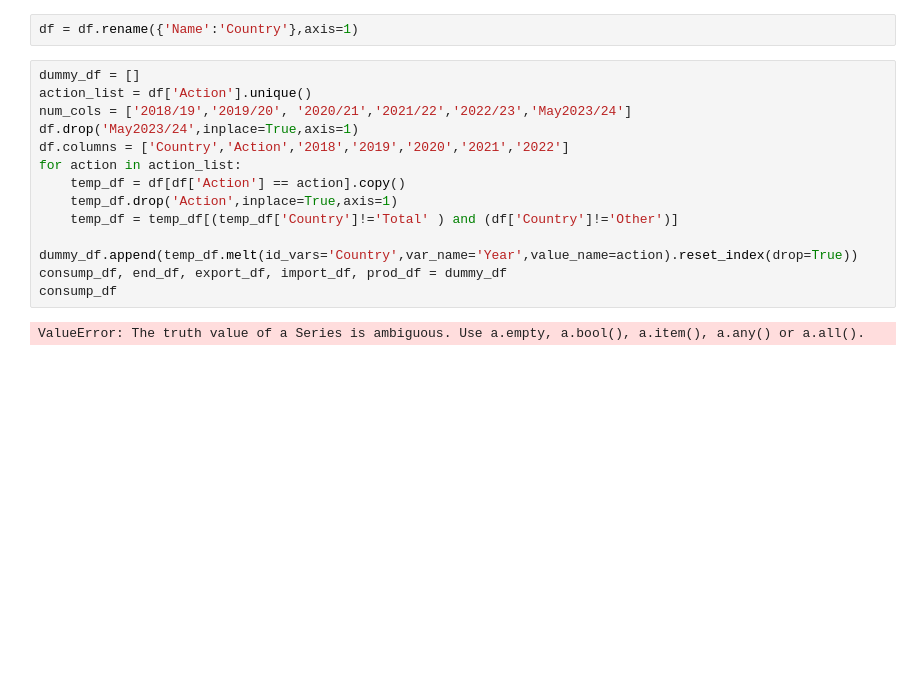
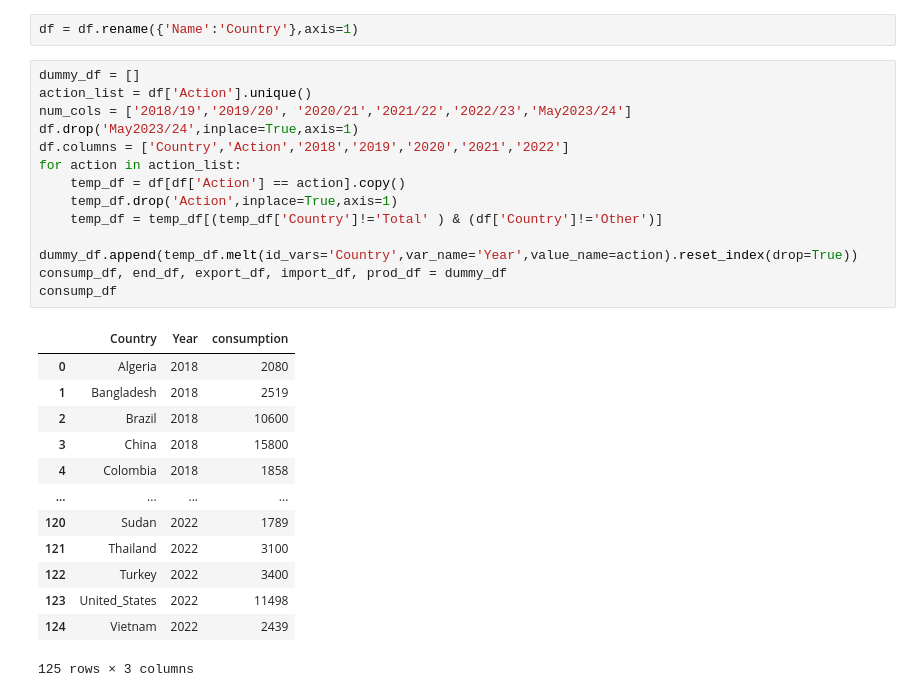
Before and after one commit to NajibAdan/world_sugar, a Jupyter notebook: eda.ipynb, the cells around one changed output. Saved outputs shown, nothing was run; the diff lists cells and outputs as text; blank space fills up the shorter version.

```diff
--- a/eda.ipynb
+++ b/eda.ipynb
@@ -36,16 +36,28 @@ df = df.rename({'Name':'Country'},axis=1)
 # %%
 dummy_df = []
 action_list = df['Action'].unique()
 num_cols = ['2018/19','2019/20', '2020/21','2021/22','2022/23','May2023/24']
 df.drop('May2023/24',inplace=True,axis=1)
 df.columns = ['Country','Action','2018','2019','2020','2021','2022']
 for action in action_list:
     temp_df = df[df['Action'] == action].copy()
     temp_df.drop('Action',inplace=True,axis=1)
-    temp_df = temp_df[(temp_df['Country']!='Total' ) and (df['Country']!='Other')]
+    temp_df = temp_df[(temp_df['Country']!='Total' ) & (df['Country']!='Other')]
     dummy_df.append(temp_df.melt(id_vars='Country',var_name='Year',value_name=action).reset_index(drop=True))
 consump_df, end_df, export_df, import_df, prod_df = dummy_df
 consump_df
 # %% [output]
+|  | Country | Year | consumption |
+| 0 | Algeria | 2018 | 2080 |
+| 1 | Bangladesh | 2018 | 2519 |
+| 2 | Brazil | 2018 | 10600 |
+| 3 | China | 2018 | 15800 |
+| 4 | Colombia | 2018 | 1858 |
+| ... | ... | ... | ... |
+| 120 | Sudan | 2022 | 1789 |
+| 121 | Thailand | 2022 | 3100 |
+| 122 | Turkey | 2022 | 3400 |
+| 123 | United_States | 2022 | 11498 |
+| 124 | Vietnam | 2022 | 2439 |
-ValueError: The truth value of a Series is ambiguous. Use a.empty, a.bool(), a.item(), a.any() or a.all().
+125 rows × 3 columns
 # %%
```
Also changed, not shown: parts of 5 cells of this notebook.
